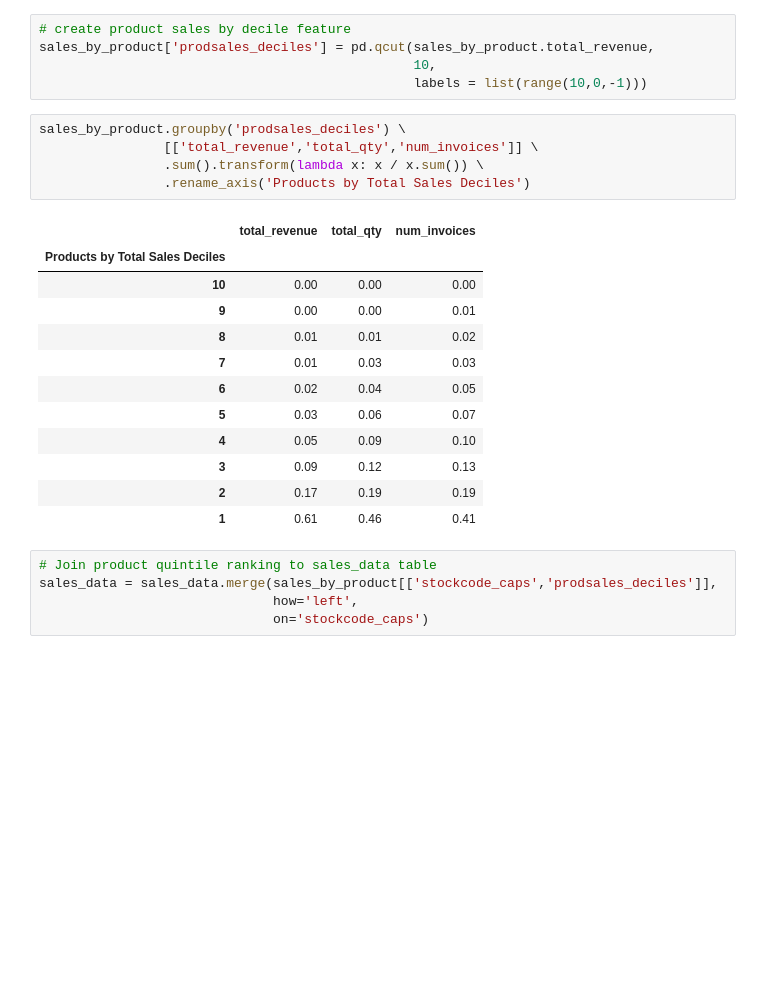
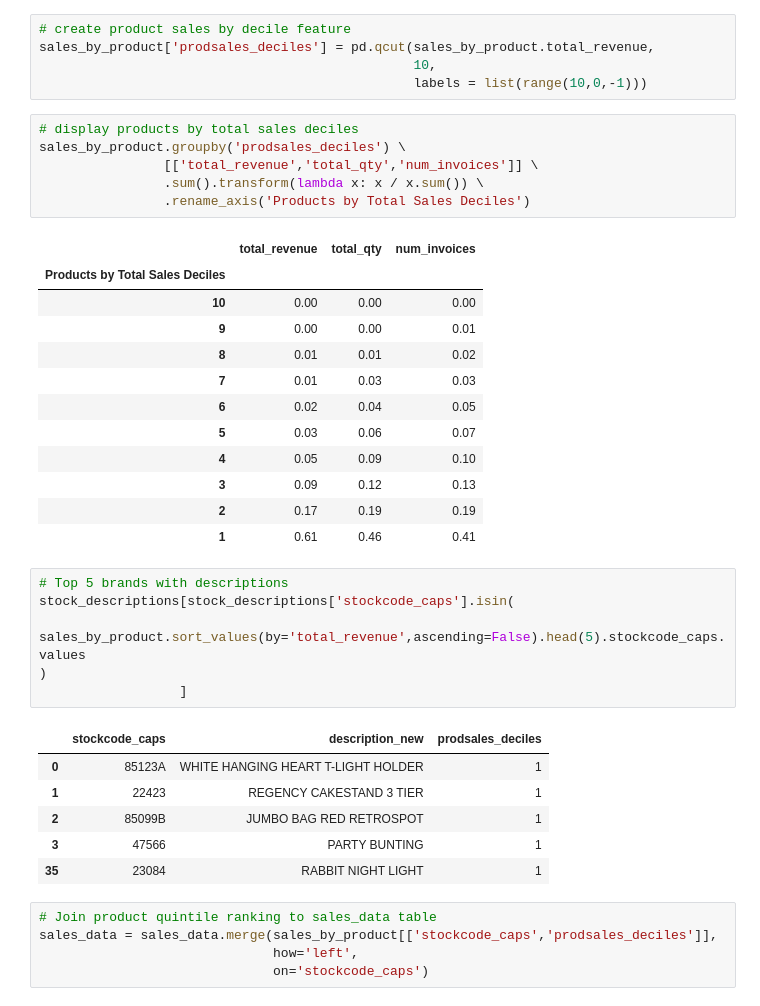
Before and after one commit to samuel-ang/product-recommender, a Jupyter notebook: code/2. Data Preprocessing & EDA.ipynb, the cells around one changed output. Saved outputs shown, nothing was run; the diff lists cells and outputs as text; blank space fills up the shorter version.

```diff
--- a/code/2. Data Preprocessing & EDA.ipynb
+++ b/code/2. Data Preprocessing & EDA.ipynb
@@ -212,6 +142,7 @@ sales_by_product['prodsales_deciles'] = pd.qcut(sales_by_product.total_revenue,
                                                 10,
                                                 labels = list(range(10,0,-1)))
 # %%
+# display products by total sales deciles
 sales_by_product.groupby('prodsales_deciles') \
                 [['total_revenue','total_qty','num_invoices']] \
                 .sum().transform(lambda x: x / x.sum()) \
@@ -229,6 +160,19 @@ sales_by_product.groupby('prodsales_deciles') \
 | 3 | 0.09 | 0.12 | 0.13 |
 | 2 | 0.17 | 0.19 | 0.19 |
 | 1 | 0.61 | 0.46 | 0.41 |
+# %%
+# Top 5 brands with descriptions
+stock_descriptions[stock_descriptions['stockcode_caps'].isin(
+    sales_by_product.sort_values(by='total_revenue',ascending=False).head(5).stockcode_caps.values
+)
+                  ]
+# %% [output]
+|  | stockcode_caps | description_new | prodsales_deciles |
+| 0 | 85123A | WHITE HANGING HEART T-LIGHT HOLDER | 1 |
+| 1 | 22423 | REGENCY CAKESTAND 3 TIER | 1 |
+| 2 | 85099B | JUMBO BAG RED RETROSPOT | 1 |
+| 3 | 47566 | PARTY BUNTING | 1 |
+| 35 | 23084 | RABBIT NIGHT LIGHT | 1 |
 # %%
 # Join product quintile ranking to sales_data table
 sales_data = sales_data.merge(sales_by_product[['stockcode_caps','prodsales_deciles']],
```
Also changed, not shown: parts of 43 cells of this notebook, 4 other files.
